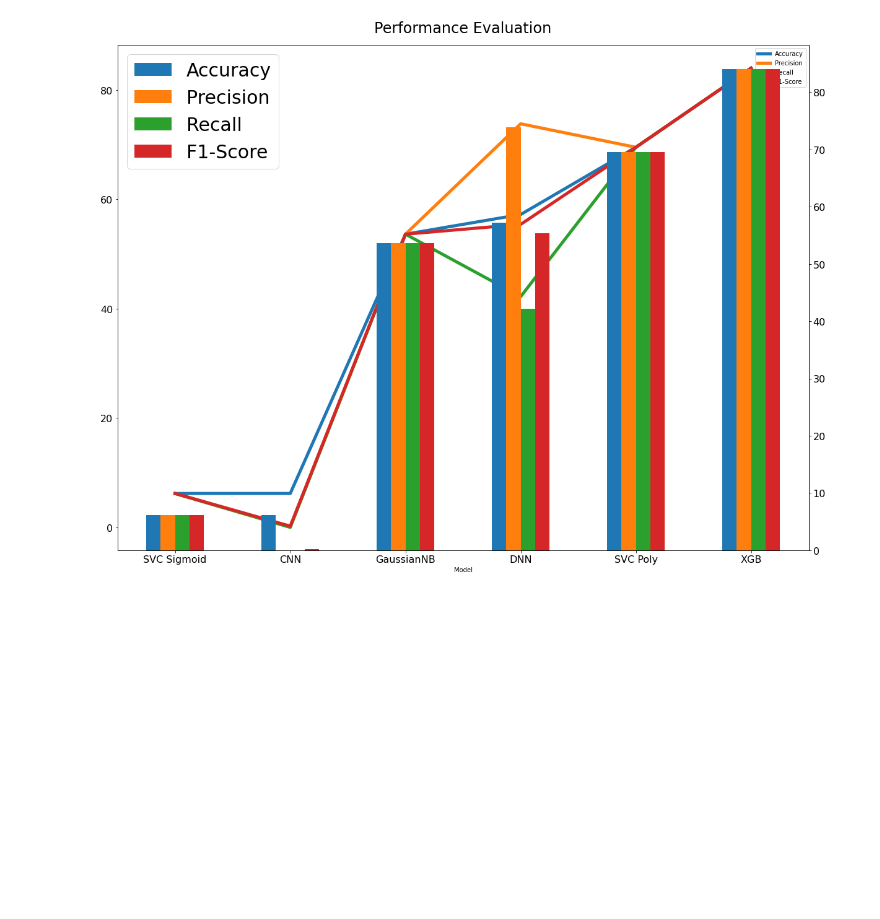
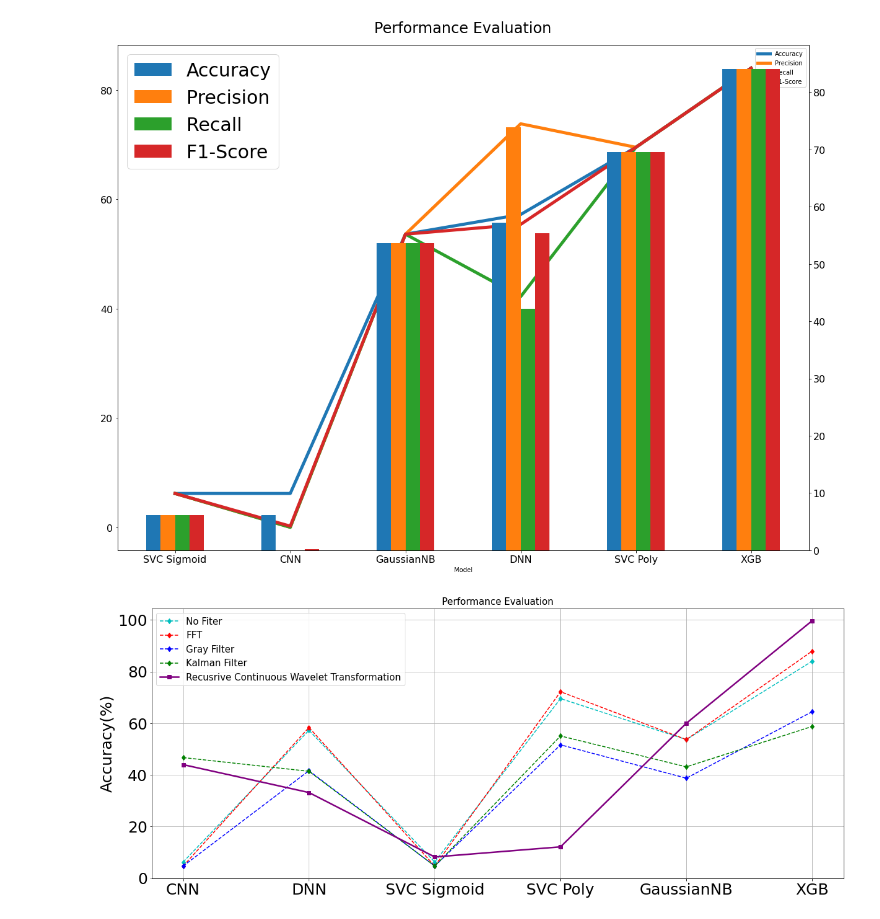
Before and after one commit to Sakibapon/IndoorLocalaization, a Jupyter notebook: indoor-localization-without-filtering.ipynb, the cells around one changed output. Saved outputs shown, nothing was run; the diff lists cells and outputs as text; code cells hidden in the pictures; blank space fills up the shorter version.

Commit message:
Kaggle Notebook | Indoor Localization - Without Filtering | Version 5

```diff
--- a/indoor-localization-without-filtering.ipynb
+++ b/indoor-localization-without-filtering.ipynb
@@ -331,3 +331,44 @@ ax3.legend(loc= 2, fontsize = 30);
 #ax3.set_ylabel('',fontdict={'fontsize':24})
 # %% [output]
 [figure]
+# %%
+FFTValues = [['XGB', 87.94, 87.94, 87.94, 87.94], ['GaussianNB', 53.64, 53.64, 53.64, 53.64], ['SVC Poly', 72.2, 72.2, 72.2, 72.2], ['SVC Sigmoid', 4.62, 4.62, 4.62, 4.62], ['DNN', 58.34, 76.48, 39.47, 57.989999999999995], ['CNN', 4.62, 0.0, 0.0, 0.0]]
+GrayValues = [['XGB', 64.45, 64.45, 64.45, 64.45], ['GaussianNB', 38.68, 38.68, 38.68, 38.68], ['SVC Poly', 51.61, 51.61, 51.61, 51.61], ['SVC Sigmoid', 4.62, 4.62, 4.62, 4.62], ['DNN', 41.58, 64.94, 20.599999999999998, 38.3], ['CNN', 4.62, 0.0, 0.0, 0.0]]
+KalmanValues = [['XGB', 58.730000000000004, 58.730000000000004, 58.730000000000004, 58.730000000000004], ['GaussianNB', 43.07, 43.07, 43.07, 43.07], ['SVC Poly', 55.05, 55.05, 55.05, 55.05], ['SVC Sigmoid', 4.62, 4.62, 4.62, 4.62], ['DNN', 41.349999999999994, 68.33, 18.25, 39.21], ['CNN', 46.67, 63.39, 31.319999999999997, 43.63]]
+RecursiveValues = [['XGB - OverSampled', 99.71, 99.71, 99.71, 99.71], ['GaussianNB', 59.98, 59.98, 59.98, 59.98], ['SVC Poly', 12.06, 12.06, 12.06, 12.06], ['SVC Sigmoid', 8.14, 8.14, 8.14, 8.14], ['DNN', 33.12, 66.78, 30.23, 28.87], ['CNN', 43.93, 85.64, 41.11, 40.64]]
+NoFiltering = [['XGB', 84.03, 84.03, 84.03, 84.03], ['GaussianNB', 53.64, 53.64, 53.64, 53.64], ['SVC Poly', 69.54, 69.54, 69.54, 69.54], ['SVC Sigmoid', 6.1899999999999995, 6.1899999999999995, 6.1899999999999995, 6.1899999999999995], ['DNN', 57.24, 73.83999999999999, 42.21, 55.43], ['CNN', 6.1899999999999995, 0.0, 0.0, 0.21]]
+performance = [ FFTValues, GrayValues, KalmanValues, RecursiveValues, NoFiltering]
+# %%
+FFT, Gray, Kalman, Recusrive, Models, NoFilter = [], [], [], [], [], []
+for i in range(len(FFTValues)):
+    FFT.append(FFTValues[i][1])
+    Models.append(FFTValues[i][0])
+    Gray.append(GrayValues[i][1])
+    Kalman.append(KalmanValues[i][1])
+    Recusrive.append(RecursiveValues[i][1])
+    NoFilter.append(NoFiltering[i][1])
+
+#Reverse the list
+NoFilter = NoFilter[::-1]
+Recusrive = Recusrive[::-1]
+Kalman = Kalman[::-1]
+Gray = Gray[::-1]
+FFT = FFT[::-1]
+Models = Models[::-1]
+# %%
+plt.rcParams.update({'font.size': 25})
+fig = plt.figure(figsize=(20,8))
+plt.plot(Models[0:6], NoFilter[0:7], 'c',  ls = '--', linewidth = '1.5', marker='d')
+plt.plot(Models[0:6], FFT[0:6],'r', ls = '--', linewidth = '1.5', marker='d')
+plt.plot(Models[0:6], Gray[0:6],'b', ls = '--',  linewidth = '1.5', marker='d')
+plt.plot(Models[0:6], Kalman[0:6],'g', ls = '--',  linewidth = '1.5', marker='d')
+plt.plot(Models[0:6], Recusrive[0:6], 'purple', linewidth = '2.5', marker='s')
+
+plt.title('Performance Evaluation', fontsize = 15)
+#plt.xlabel('Algorithms')
+plt.ylabel('Accuracy(%)')
+#plt.xlabel('n')
+plt.legend(['No Fiter', 'FFT', 'Gray Filter','Kalman Filter','Recusrive Continuous Wavelet Transformation'], loc='upper left', fontsize = 15)
+plt.grid(alpha= 1)
+# %% [output]
+[figure, added]
```
